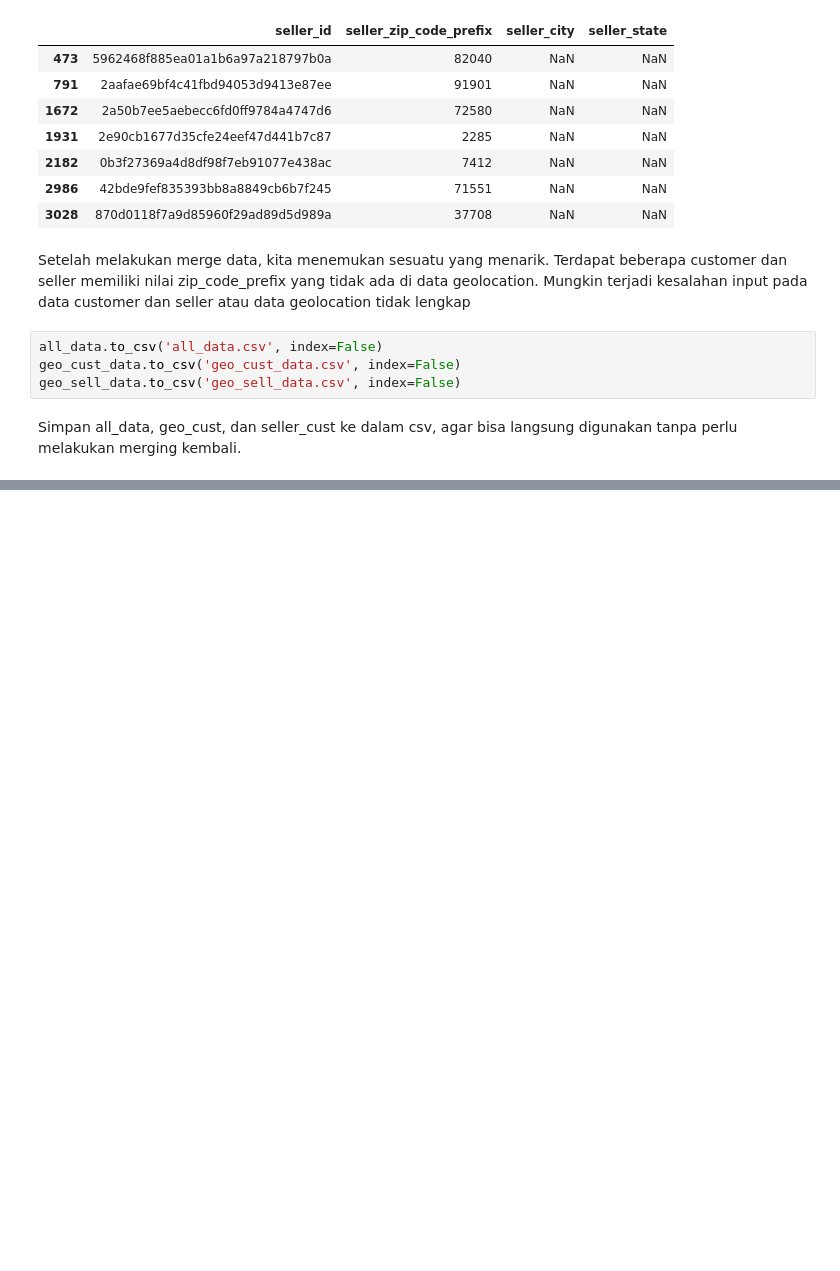
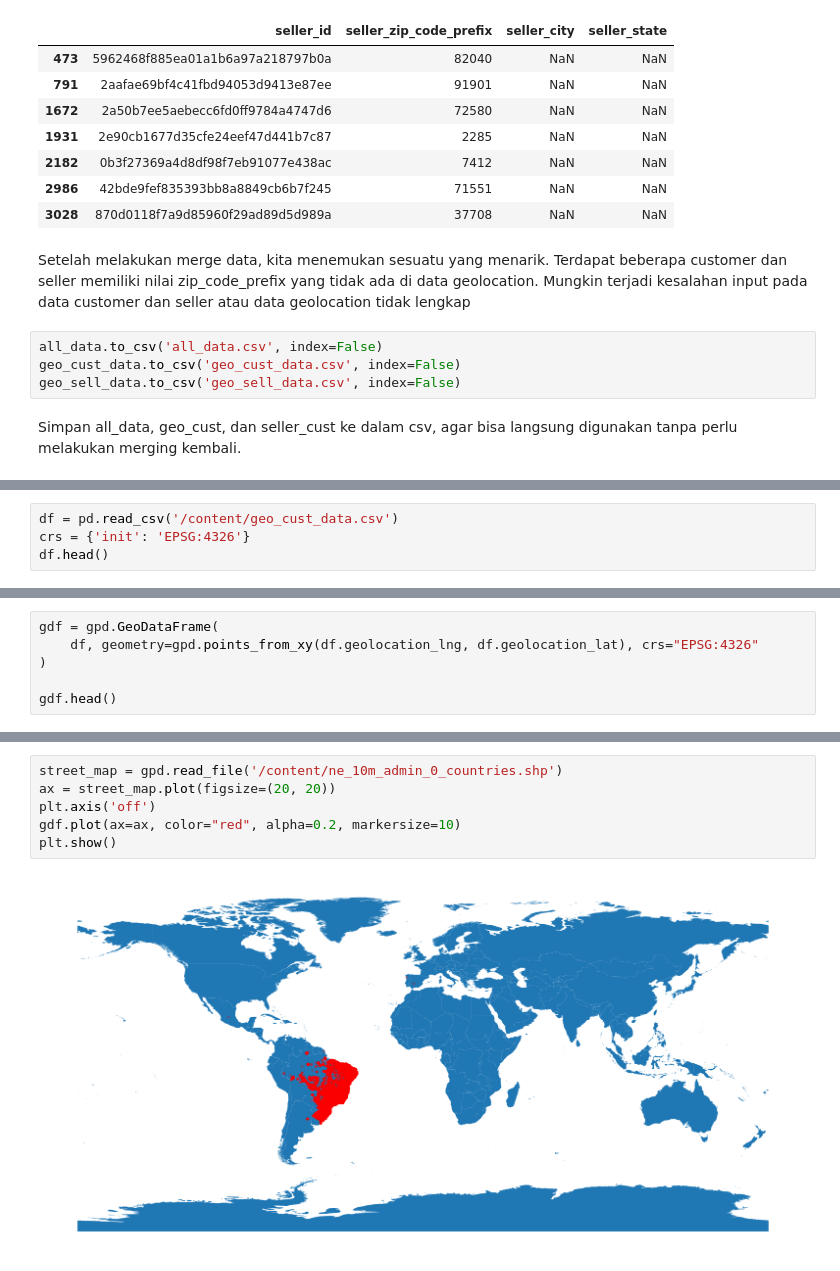
Before and after one commit to abidam16/data-analytic-app, a Jupyter notebook: SubmissionDicoding.ipynb, the cells around one changed output, grey strips where cells are left out. Saved outputs shown, nothing was run; the diff lists cells and outputs as text; blank space fills up the shorter version.

```diff
--- a/SubmissionDicoding.ipynb
+++ b/SubmissionDicoding.ipynb
@@ -988,0 +1005,4 @@ Simpan all_data, geo_cust, dan seller_cust ke dalam csv, agar bisa langsung digu
+# %%
+df = pd.read_csv('/content/geo_cust_data.csv')
+crs = {'init': 'EPSG:4326'}
+df.head()
@@ -988,0 +1016,6 @@ Simpan all_data, geo_cust, dan seller_cust ke dalam csv, agar bisa langsung digu
+# %%
+gdf = gpd.GeoDataFrame(
+    df, geometry=gpd.points_from_xy(df.geolocation_lng, df.geolocation_lat), crs="EPSG:4326"
+)
+
+gdf.head()
@@ -988,0 +1029,8 @@ Simpan all_data, geo_cust, dan seller_cust ke dalam csv, agar bisa langsung digu
+# %%
+street_map = gpd.read_file('/content/ne_10m_admin_0_countries.shp')
+ax = street_map.plot(figsize=(20, 20))
+plt.axis('off')
+gdf.plot(ax=ax, color="red", alpha=0.2, markersize=10)
+plt.show()
+# %% [output]
+[figure, added]
```
Also changed, not shown: parts of 7 cells of this notebook.
